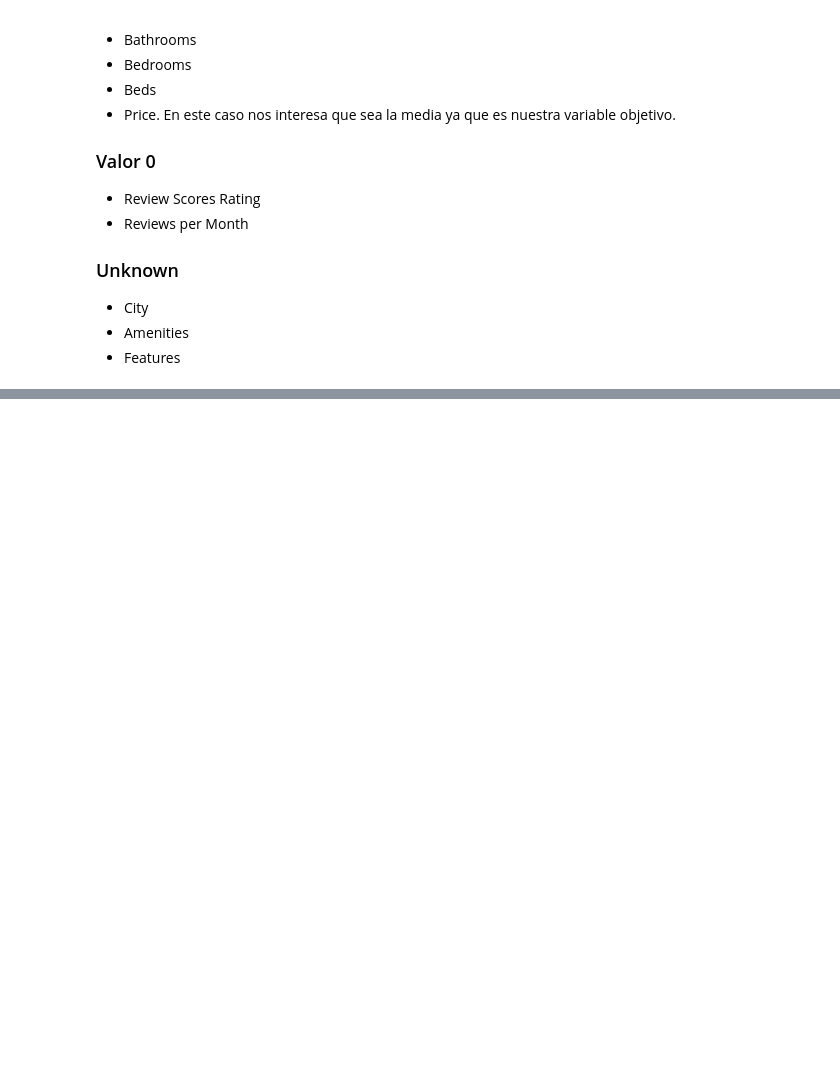
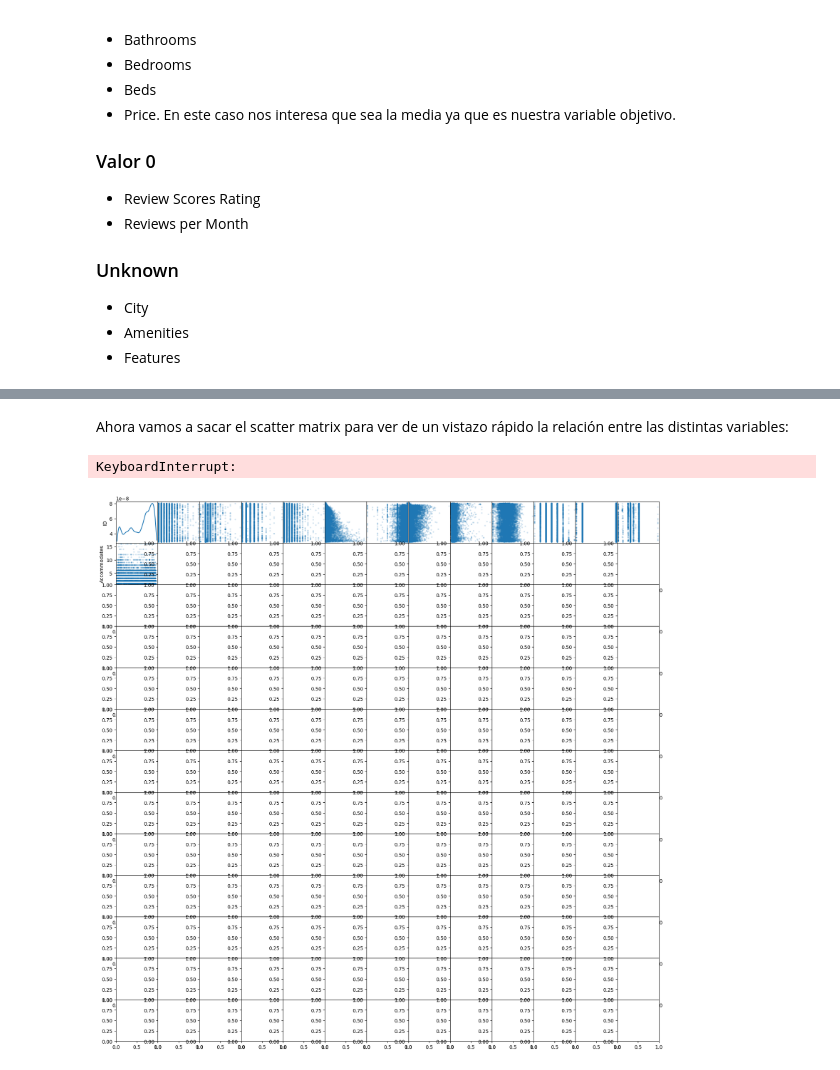
Before and after one commit to jaimegonzalezc/KC-Practica-MachineLearning, a Jupyter notebook: practicaML.ipynb, the cells around one changed output, grey strips where cells are left out. Saved outputs shown, nothing was run; the diff lists cells and outputs as text; code cells hidden in the pictures; blank space fills up the shorter version.

```diff
--- a/practicaML.ipynb
+++ b/practicaML.ipynb
@@ -293,0 +350,6 @@ house_data.head(5).T
+# %%
+import category_encoders as ce
+target_encoder = ce.TargetEncoder(cols=['Room Type'])
+house_data['room_type_encoded'] = target_encoder.fit_transform(house_data['Room Type'], house_data['Price'])
+target_encoder = ce.TargetEncoder(cols=['Property Type'])
+house_data['property_type_encoded'] = target_encoder.fit_transform(house_data['Property Type'], house_data['Price'])
@@ -293,0 +365,8 @@ house_data.head(5).T
+# %% [markdown]
+Ahora vamos a sacar el scatter matrix para ver de un vistazo rápido la relación entre las distintas variables:
+# %%
+pd.plotting.scatter_matrix(house_data, alpha=0.2, figsize=(20, 20), diagonal = 'kde')
+plt.show()
+# %% [output]
+KeyboardInterrupt:
+[figure, added]
```
Also changed, not shown: parts of 12 cells of this notebook, 4 other files.
